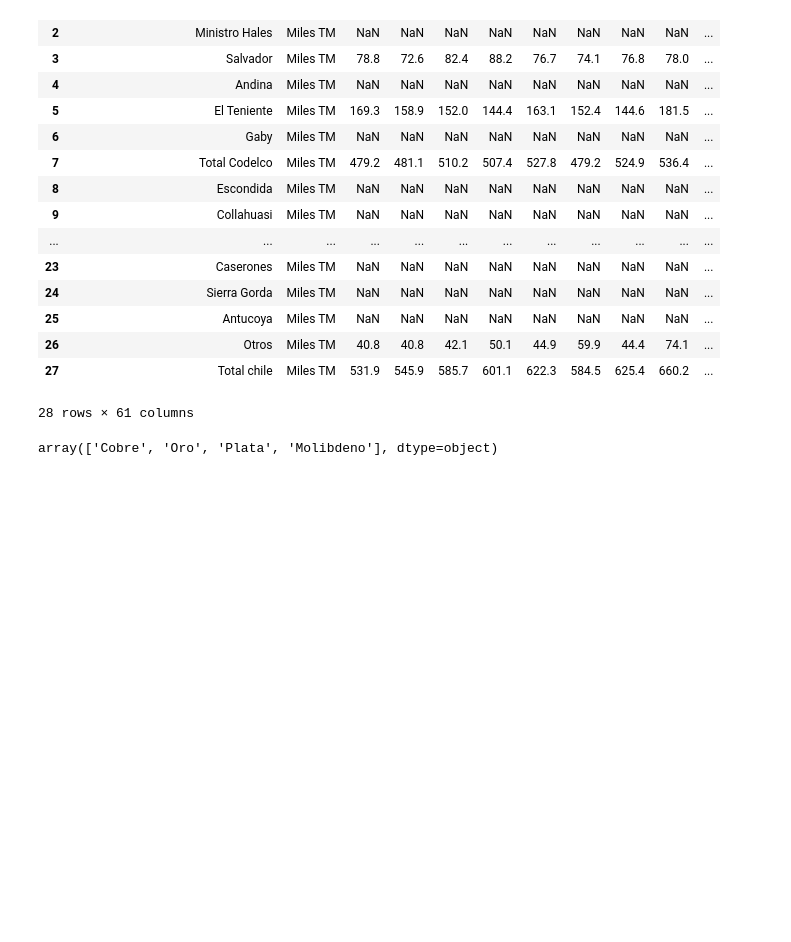
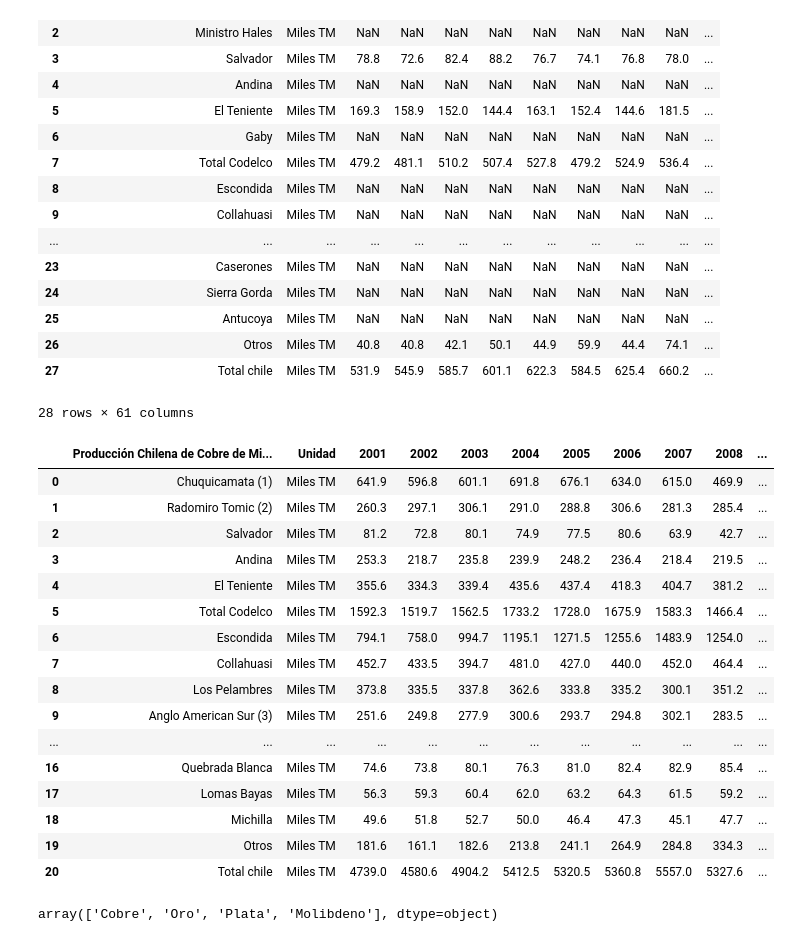
Before and after one commit to ThareauB/Proyecto-libertadores, a Jupyter notebook: mineria.ipynb, the cells around one changed output. Saved outputs shown, nothing was run; the diff lists cells and outputs as text; code cells hidden in the pictures; blank space fills up the shorter version.

```diff
--- a/mineria.ipynb
+++ b/mineria.ipynb
@@ -41,6 +41,29 @@ df_produccion
 | 26 | Otros | Miles TM | 40.8 | 40.8 | 42.1 | 50.1 | 44.9 | 59.9 | 44.4 | 74.1 | ... |
 | 27 | Total chile | Miles TM | 531.9 | 545.9 | 585.7 | 601.1 | 622.3 | 584.5 | 625.4 | 660.2 | ... |
 28 rows × 61 columns
+# %%
+df_produccion = df_produccion[['Producción Chilena de Cobre de Mina/ Chilean Copper Mine Production', 'Unidad', '2001', '2002', '2003', '2004', '2005', '2006', '2007', '2008', '2009', '2010', '2011', '2012', '2013', '2014', '2015', '2016', '2017', '2018']]
+df_produccion.dropna(inplace=True)
+df_produccion.reset_index(drop=True ,inplace=True)
+df_produccion
+# %% [output]
+|  | Producción Chilena de Cobre de Mi... | Unidad | 2001 | 2002 | 2003 | 2004 | 2005 | 2006 | 2007 | 2008 | ... |
+| 0 | Chuquicamata (1) | Miles TM | 641.9 | 596.8 | 601.1 | 691.8 | 676.1 | 634.0 | 615.0 | 469.9 | ... |
+| 1 | Radomiro Tomic (2) | Miles TM | 260.3 | 297.1 | 306.1 | 291.0 | 288.8 | 306.6 | 281.3 | 285.4 | ... |
+| 2 | Salvador | Miles TM | 81.2 | 72.8 | 80.1 | 74.9 | 77.5 | 80.6 | 63.9 | 42.7 | ... |
+| 3 | Andina | Miles TM | 253.3 | 218.7 | 235.8 | 239.9 | 248.2 | 236.4 | 218.4 | 219.5 | ... |
+| 4 | El Teniente | Miles TM | 355.6 | 334.3 | 339.4 | 435.6 | 437.4 | 418.3 | 404.7 | 381.2 | ... |
+| 5 | Total Codelco | Miles TM | 1592.3 | 1519.7 | 1562.5 | 1733.2 | 1728.0 | 1675.9 | 1583.3 | 1466.4 | ... |
+| 6 | Escondida | Miles TM | 794.1 | 758.0 | 994.7 | 1195.1 | 1271.5 | 1255.6 | 1483.9 | 1254.0 | ... |
+| 7 | Collahuasi | Miles TM | 452.7 | 433.5 | 394.7 | 481.0 | 427.0 | 440.0 | 452.0 | 464.4 | ... |
+| 8 | Los Pelambres | Miles TM | 373.8 | 335.5 | 337.8 | 362.6 | 333.8 | 335.2 | 300.1 | 351.2 | ... |
+| 9 | Anglo American Sur (3) | Miles TM | 251.6 | 249.8 | 277.9 | 300.6 | 293.7 | 294.8 | 302.1 | 283.5 | ... |
+| ... | ... | ... | ... | ... | ... | ... | ... | ... | ... | ... | ... |
+| 16 | Quebrada Blanca | Miles TM | 74.6 | 73.8 | 80.1 | 76.3 | 81.0 | 82.4 | 82.9 | 85.4 | ... |
+| 17 | Lomas Bayas | Miles TM | 56.3 | 59.3 | 60.4 | 62.0 | 63.2 | 64.3 | 61.5 | 59.2 | ... |
+| 18 | Michilla | Miles TM | 49.6 | 51.8 | 52.7 | 50.0 | 46.4 | 47.3 | 45.1 | 47.7 | ... |
+| 19 | Otros | Miles TM | 181.6 | 161.1 | 182.6 | 213.8 | 241.1 | 264.9 | 284.8 | 334.3 | ... |
+| 20 | Total chile | Miles TM | 4739.0 | 4580.6 | 4904.2 | 5412.5 | 5320.5 | 5360.8 | 5557.0 | 5327.6 | ... |
 # %%
 df_precios['Metal'].unique()
 # %% [output]
```
Also changed, not shown: parts of 3 cells of this notebook.
